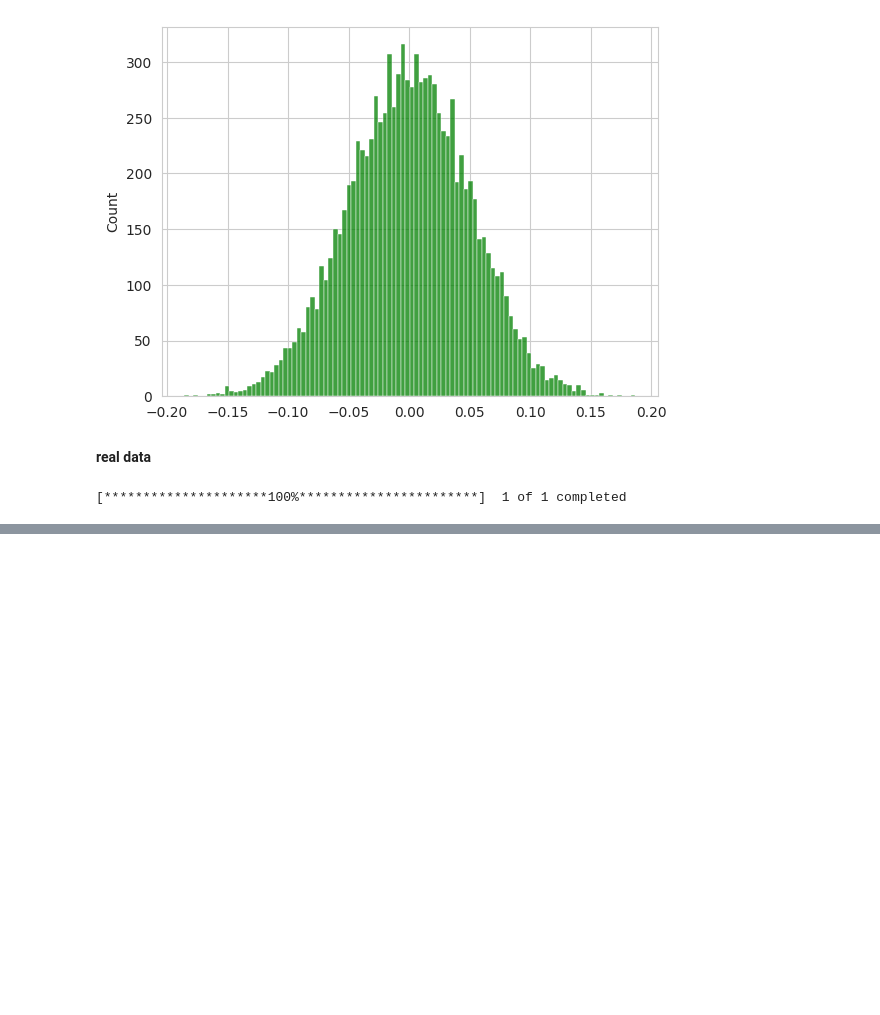
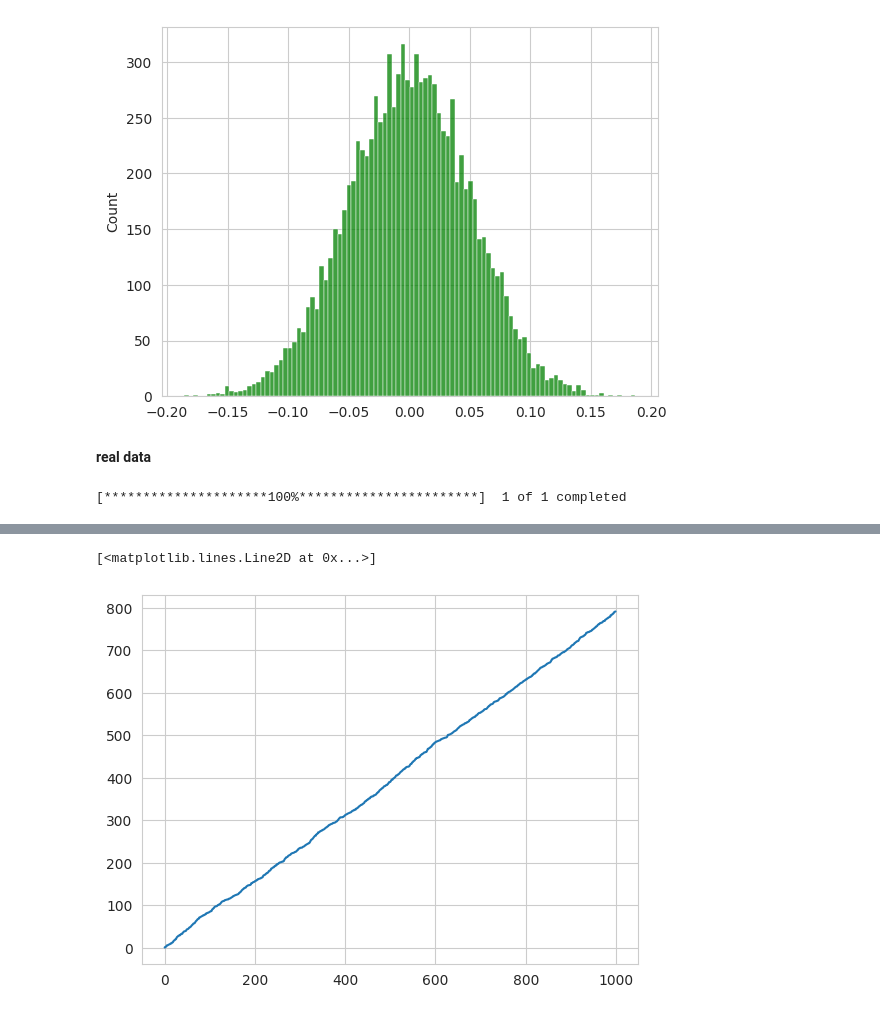
Before and after one commit to astrrr/quant-lab, a Jupyter notebook: lab_py_fin_distribution.ipynb, the cells around one changed output, grey strips where cells are left out. Saved outputs shown, nothing was run; the diff lists cells and outputs as text; code cells hidden in the pictures; blank space fills up the shorter version.

```diff
--- a/lab_py_fin_distribution.ipynb
+++ b/lab_py_fin_distribution.ipynb
@@ -85,0 +129,6 @@ df_pct.shape
+# %%
+stock_b = skewnorm.rvs(10, size=1000)
+plt.plot(np.cumsum(stock_b))
+# %% [output]
+[<matplotlib.lines.Line2D at 0x...>]
+[figure, added]
```
Also changed, not shown: parts of 34 cells of this notebook.
